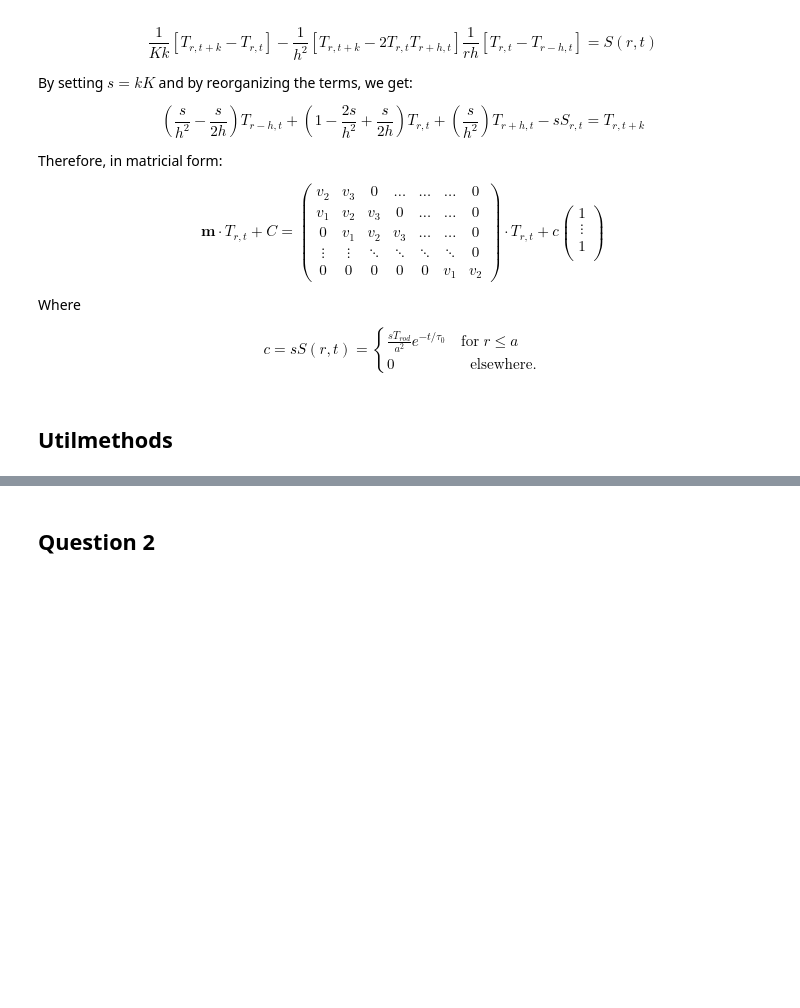
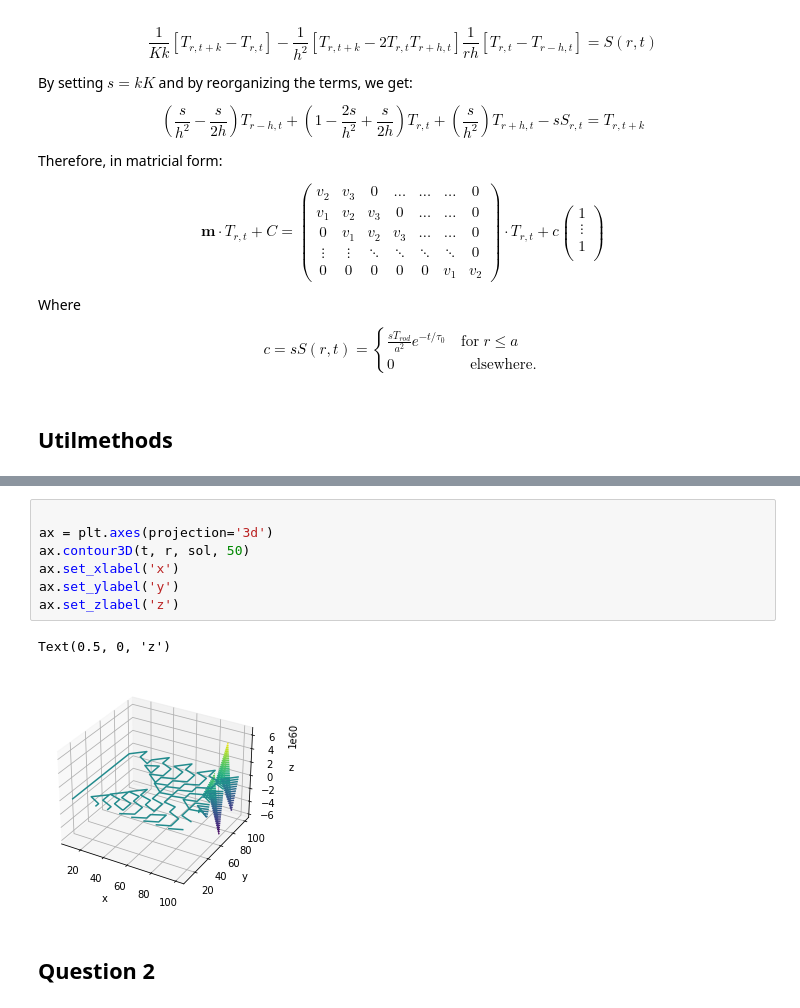
Before and after one commit to LuisGMM/UC3M-NUMERICAL-METHODS-Graded-Practice-2, a Jupyter notebook: src/Graded_Practice_Two_Physics_21-22.ipynb, the cells around one changed output, grey strips where cells are left out. Saved outputs shown, nothing was run; the diff lists cells and outputs as text; blank space fills up the shorter version.

```diff
--- a/src/Graded_Practice_Two_Physics_21-22.ipynb
+++ b/src/Graded_Practice_Two_Physics_21-22.ipynb
@@ -204,3 +201,13 @@ File "..\..\..\..\AppData\Local\Temp\ipykernel_7772\2419317571.py", line 23:
+# %%
+
+ax = plt.axes(projection='3d')
+ax.contour3D(t, r, sol, 50)
+ax.set_xlabel('x')
+ax.set_ylabel('y')
+ax.set_zlabel('z')
+# %% [output]
+Text(0.5, 0, 'z')
+[figure, added]
 # %% [markdown]
 ## Question 2
 # %% [markdown]
```
Also changed, not shown: parts of 4 cells of this notebook.
